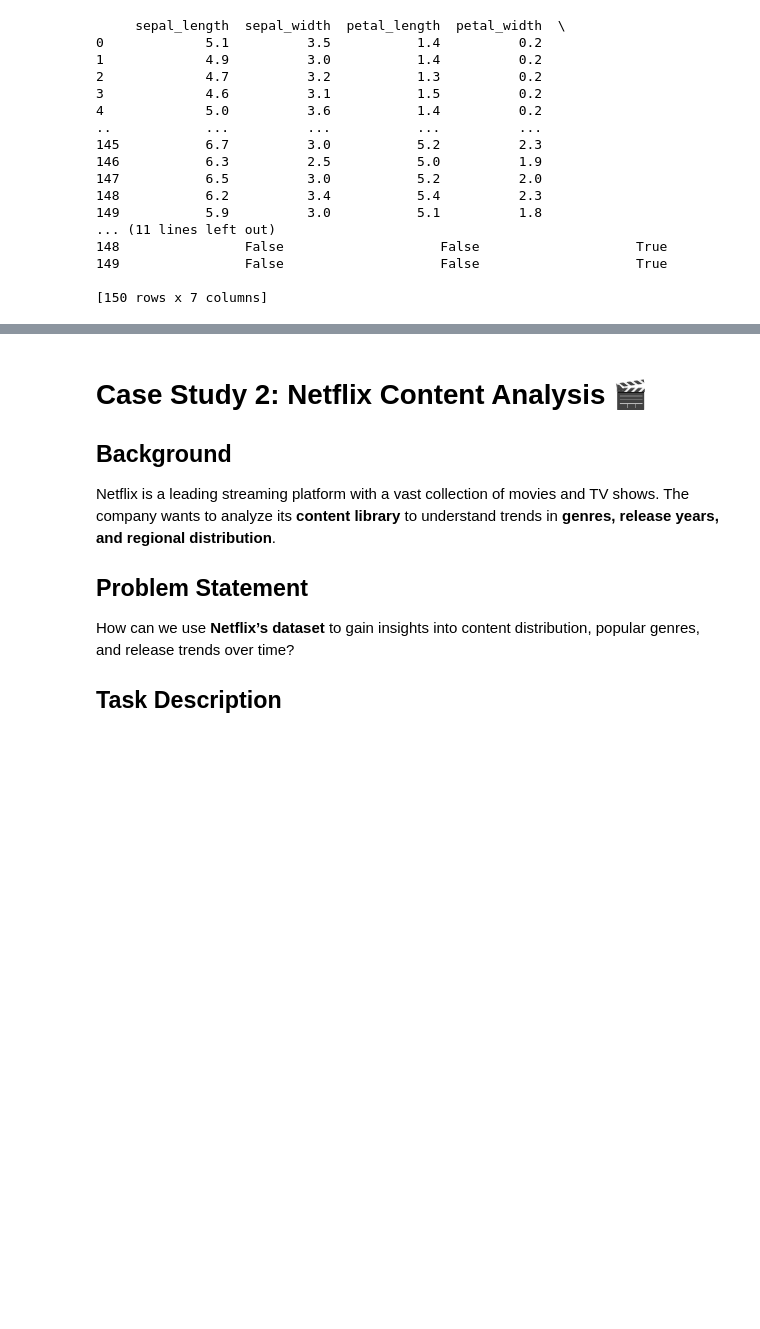
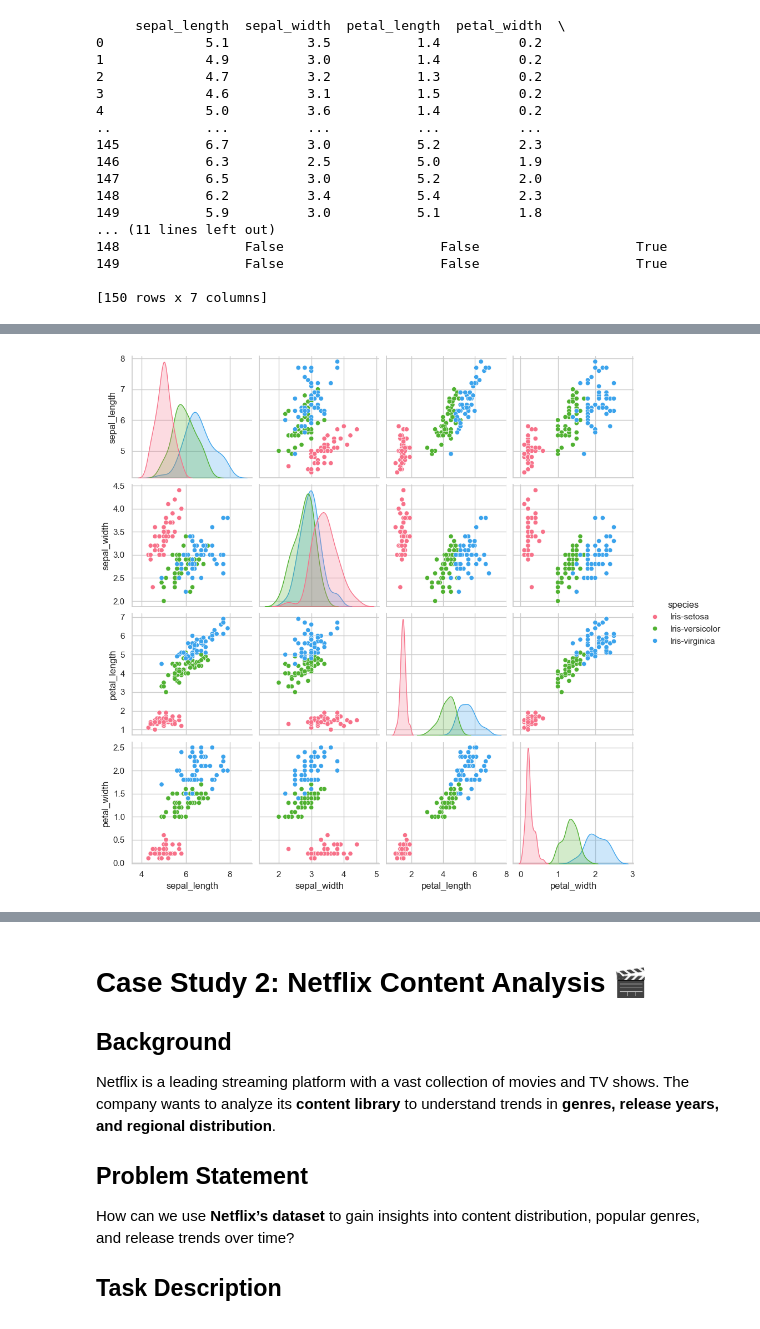
Before and after one commit to khesir/CS-3246-Machine-Learning, a Jupyter notebook: activity_2/[Activity_2]_Python_Pandas_Student_Copy.ipynb, the cells around one changed output, grey strips where cells are left out. Drawn from its saved outputs; the diff is of its cells as text; code cells hidden in the pictures; blank space fills up the shorter version.

```diff
--- a/activity_2/[Activity_2]_Python_Pandas_Student_Copy.ipynb
+++ b/activity_2/[Activity_2]_Python_Pandas_Student_Copy.ipynb
@@ -338,0 +381,5 @@ petal_width       0.817954    -0.356544      0.962757     1.000000
+# %%
+sns.pairplot(iris_data, hue="species", palette="husl")
+plt.show()
+# %% [output]
+[figure, added]
```
Also changed, not shown: parts of 24 cells of this notebook, 2 other files.
